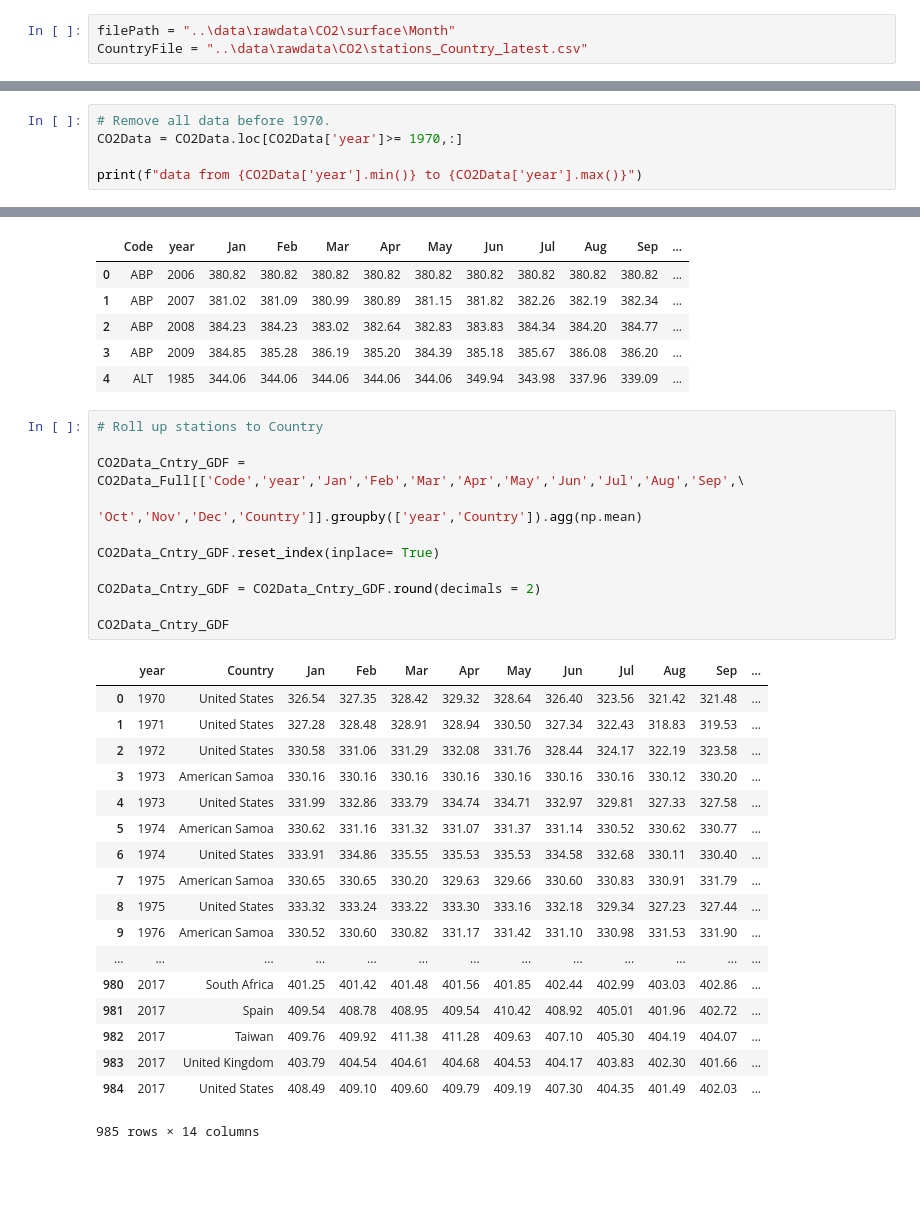
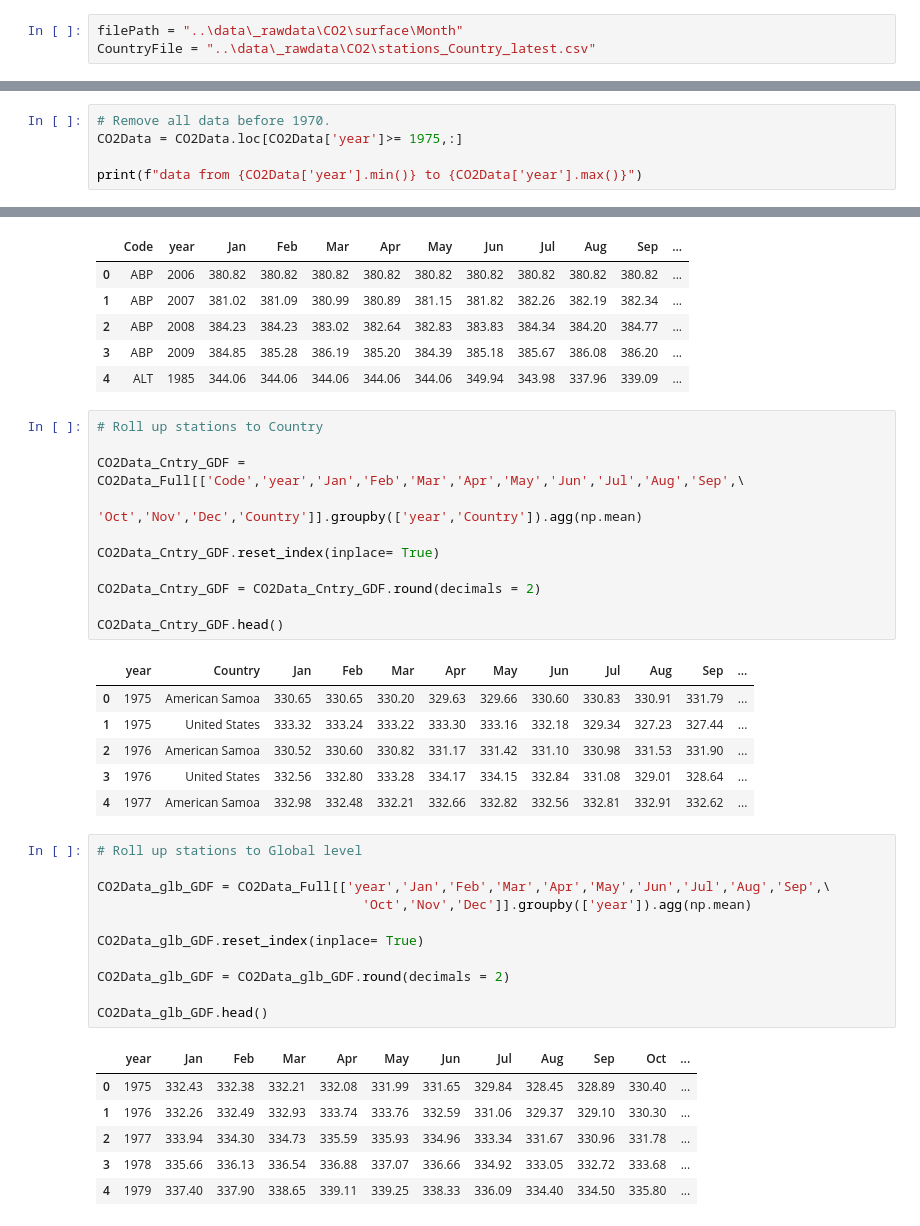
Before and after one commit to Madhuram-S/Thermal_Warming, a Jupyter notebook: Code/mergeCo2Monthly.ipynb, the cells around one changed output, grey strips where cells are left out. Saved outputs shown, nothing was run; the diff lists cells and outputs as text; blank space fills up the shorter version.

Commit message:
Code changes for CO2 global summary

```diff
--- a/Code/mergeCo2Monthly.ipynb
+++ b/Code/mergeCo2Monthly.ipynb
@@ -10,8 +10,8 @@ import os
 import pandas as pd
 import numpy as np
 # %%
-filePath = "..\data\rawdata\CO2\surface\Month"
-CountryFile = "..\data\rawdata\CO2\stations_Country_latest.csv"
+filePath = "..\data\_rawdata\CO2\surface\Month"
+CountryFile = "..\data\_rawdata\CO2\stations_Country_latest.csv"
 # %%
 fileList = []
 # Read the dir and list the name of the files
@@ -71,7 +71,7 @@ print(f"data from {CO2Data['year'].min()} to {CO2Data['year'].max()}")
 data from 1968 to 2017
 # %%
 # Remove all data before 1970.
-CO2Data = CO2Data.loc[CO2Data['year']>= 1970,:]
+CO2Data = CO2Data.loc[CO2Data['year']>= 1975,:]
 
 print(f"data from {CO2Data['year'].min()} to {CO2Data['year'].max()}")
 # %% [output]
@@ -137,33 +145,39 @@ CO2Data_Full.head()
 # %%
 # Roll up stations to Country
 
 CO2Data_Cntry_GDF = CO2Data_Full[['Code','year','Jan','Feb','Mar','Apr','May','Jun','Jul','Aug','Sep',\
                                   'Oct','Nov','Dec','Country']].groupby(['year','Country']).agg(np.mean)
 
 CO2Data_Cntry_GDF.reset_index(inplace= True)
 
 CO2Data_Cntry_GDF = CO2Data_Cntry_GDF.round(decimals = 2)
 
-CO2Data_Cntry_GDF
+CO2Data_Cntry_GDF.head()
 # %% [output]
 |  | year | Country | Jan | Feb | Mar | Apr | May | Jun | Jul | Aug | Sep | ... |
-| 0 | 1970 | United States | 326.54 | 327.35 | 328.42 | 329.32 | 328.64 | 326.40 | 323.56 | 321.42 | 321.48 | ... |
-| 1 | 1971 | United States | 327.28 | 328.48 | 328.91 | 328.94 | 330.50 | 327.34 | 322.43 | 318.83 | 319.53 | ... |
-| 2 | 1972 | United States | 330.58 | 331.06 | 331.29 | 332.08 | 331.76 | 328.44 | 324.17 | 322.19 | 323.58 | ... |
-| 3 | 1973 | American Samoa | 330.16 | 330.16 | 330.16 | 330.16 | 330.16 | 330.16 | 330.16 | 330.12 | 330.20 | ... |
-| 4 | 1973 | United States | 331.99 | 332.86 | 333.79 | 334.74 | 334.71 | 332.97 | 329.81 | 327.33 | 327.58 | ... |
-| 5 | 1974 | American Samoa | 330.62 | 331.16 | 331.32 | 331.07 | 331.37 | 331.14 | 330.52 | 330.62 | 330.77 | ... |
-| 6 | 1974 | United States | 333.91 | 334.86 | 335.55 | 335.53 | 335.53 | 334.58 | 332.68 | 330.11 | 330.40 | ... |
-| 7 | 1975 | American Samoa | 330.65 | 330.65 | 330.20 | 329.63 | 329.66 | 330.60 | 330.83 | 330.91 | 331.79 | ... |
-| 8 | 1975 | United States | 333.32 | 333.24 | 333.22 | 333.30 | 333.16 | 332.18 | 329.34 | 327.23 | 327.44 | ... |
-| 9 | 1976 | American Samoa | 330.52 | 330.60 | 330.82 | 331.17 | 331.42 | 331.10 | 330.98 | 331.53 | 331.90 | ... |
-| ... | ... | ... | ... | ... | ... | ... | ... | ... | ... | ... | ... | ... |
-| 980 | 2017 | South Africa | 401.25 | 401.42 | 401.48 | 401.56 | 401.85 | 402.44 | 402.99 | 403.03 | 402.86 | ... |
-| 981 | 2017 | Spain | 409.54 | 408.78 | 408.95 | 409.54 | 410.42 | 408.92 | 405.01 | 401.96 | 402.72 | ... |
-| 982 | 2017 | Taiwan | 409.76 | 409.92 | 411.38 | 411.28 | 409.63 | 407.10 | 405.30 | 404.19 | 404.07 | ... |
-| 983 | 2017 | United Kingdom | 403.79 | 404.54 | 404.61 | 404.68 | 404.53 | 404.17 | 403.83 | 402.30 | 401.66 | ... |
-| 984 | 2017 | United States | 408.49 | 409.10 | 409.60 | 409.79 | 409.19 | 407.30 | 404.35 | 401.49 | 402.03 | ... |
+| 0 | 1975 | American Samoa | 330.65 | 330.65 | 330.20 | 329.63 | 329.66 | 330.60 | 330.83 | 330.91 | 331.79 | ... |
+| 1 | 1975 | United States | 333.32 | 333.24 | 333.22 | 333.30 | 333.16 | 332.18 | 329.34 | 327.23 | 327.44 | ... |
+| 2 | 1976 | American Samoa | 330.52 | 330.60 | 330.82 | 331.17 | 331.42 | 331.10 | 330.98 | 331.53 | 331.90 | ... |
+| 3 | 1976 | United States | 332.56 | 332.80 | 333.28 | 334.17 | 334.15 | 332.84 | 331.08 | 329.01 | 328.64 | ... |
+| 4 | 1977 | American Samoa | 332.98 | 332.48 | 332.21 | 332.66 | 332.82 | 332.56 | 332.81 | 332.91 | 332.62 | ... |
-985 rows × 14 columns
+# %%
+# Roll up stations to Global level
+
+CO2Data_glb_GDF = CO2Data_Full[['year','Jan','Feb','Mar','Apr','May','Jun','Jul','Aug','Sep',\
+                                  'Oct','Nov','Dec']].groupby(['year']).agg(np.mean)
+
+CO2Data_glb_GDF.reset_index(inplace= True)
+
+CO2Data_glb_GDF = CO2Data_glb_GDF.round(decimals = 2)
+
+CO2Data_glb_GDF.head()
+# %% [output]
+|  | year | Jan | Feb | Mar | Apr | May | Jun | Jul | Aug | Sep | Oct | ... |
+| 0 | 1975 | 332.43 | 332.38 | 332.21 | 332.08 | 331.99 | 331.65 | 329.84 | 328.45 | 328.89 | 330.40 | ... |
+| 1 | 1976 | 332.26 | 332.49 | 332.93 | 333.74 | 333.76 | 332.59 | 331.06 | 329.37 | 329.10 | 330.30 | ... |
+| 2 | 1977 | 333.94 | 334.30 | 334.73 | 335.59 | 335.93 | 334.96 | 333.34 | 331.67 | 330.96 | 331.78 | ... |
+| 3 | 1978 | 335.66 | 336.13 | 336.54 | 336.88 | 337.07 | 336.66 | 334.92 | 333.05 | 332.72 | 333.68 | ... |
+| 4 | 1979 | 337.40 | 337.90 | 338.65 | 339.11 | 339.25 | 338.33 | 336.09 | 334.40 | 334.50 | 335.80 | ... |
 # %%
 #Output to csv folder
 CO2Data_Full.to_csv("..\data\CO2_RawData.csv", index = False)  ## Entire Raw DAta with stations
```
Also changed, not shown: parts of 3 cells of this notebook, 4 other files.
